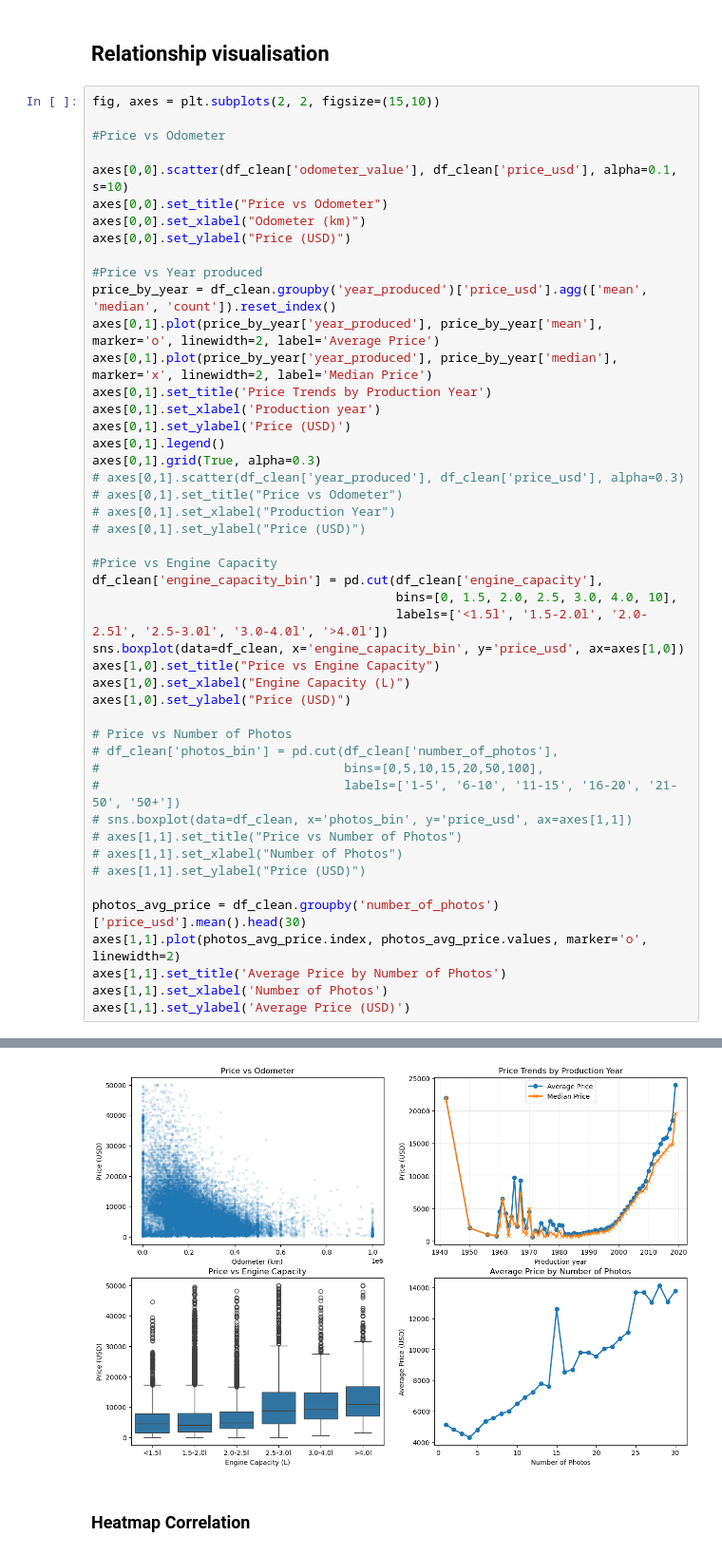
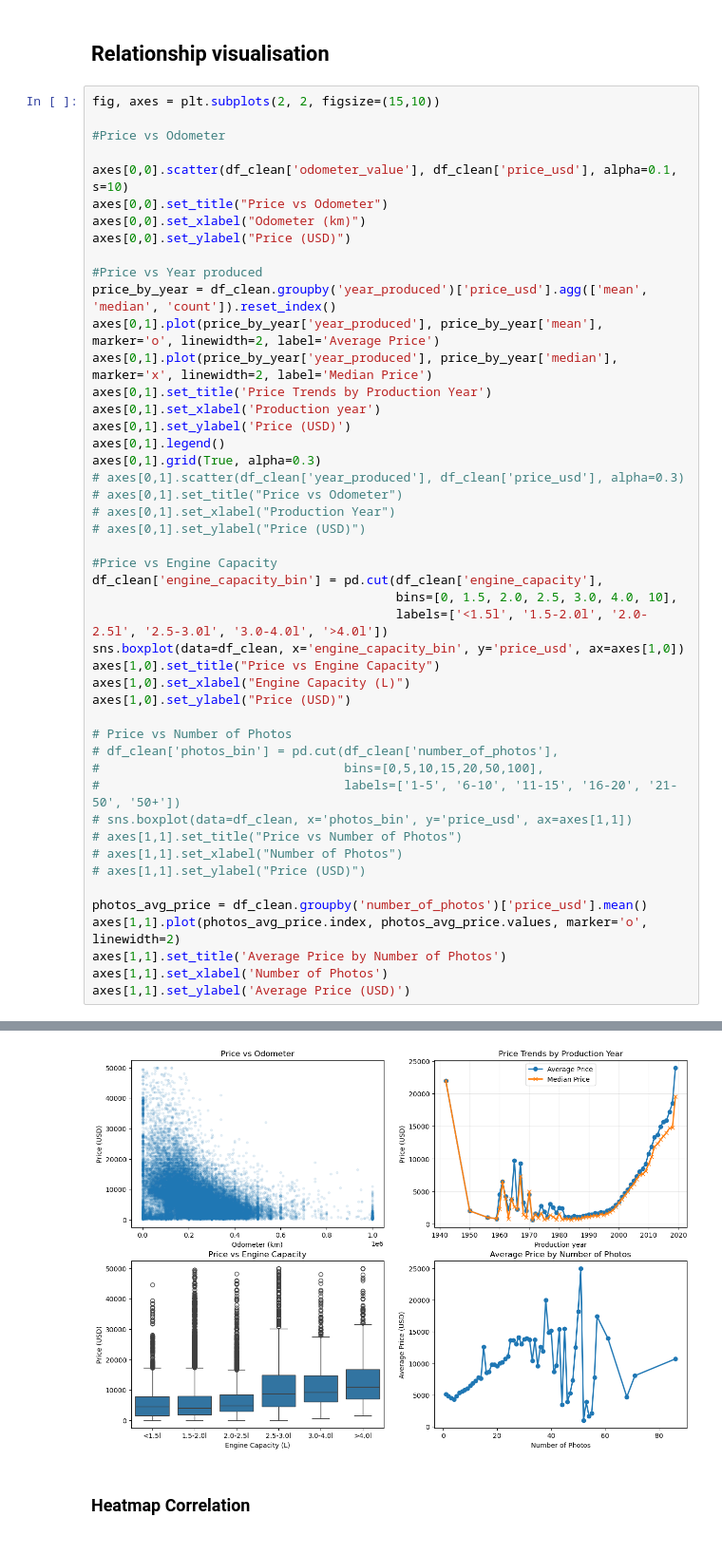
Before and after one commit to hafyze/Degree_FYP, a Jupyter notebook: notebooks/smart_car_system.ipynb, the cells around one changed output, grey strips where cells are left out. Shown at 95% size. Saved outputs shown, nothing was run; the diff lists cells and outputs as text.

Commit message:
feat: added categorical vs numerical visualisation

```diff
--- a/notebooks/smart_car_system.ipynb
+++ b/notebooks/smart_car_system.ipynb
@@ -288,35 +288,35 @@ axes[0,1].legend()
 axes[0,1].grid(True, alpha=0.3)
 # axes[0,1].scatter(df_clean['year_produced'], df_clean['price_usd'], alpha=0.3)
 # axes[0,1].set_title("Price vs Odometer")
 # axes[0,1].set_xlabel("Production Year")
 # axes[0,1].set_ylabel("Price (USD)")
 
 #Price vs Engine Capacity
 df_clean['engine_capacity_bin'] = pd.cut(df_clean['engine_capacity'],
                                          bins=[0, 1.5, 2.0, 2.5, 3.0, 4.0, 10],
                                          labels=['<1.5l', '1.5-2.0l', '2.0-2.5l', '2.5-3.0l', '3.0-4.0l', '>4.0l'])
 sns.boxplot(data=df_clean, x='engine_capacity_bin', y='price_usd', ax=axes[1,0])
 axes[1,0].set_title("Price vs Engine Capacity")
 axes[1,0].set_xlabel("Engine Capacity (L)")
 axes[1,0].set_ylabel("Price (USD)")
 
 # Price vs Number of Photos
 # df_clean['photos_bin'] = pd.cut(df_clean['number_of_photos'],
 #                                 bins=[0,5,10,15,20,50,100],
 #                                 labels=['1-5', '6-10', '11-15', '16-20', '21-50', '50+'])
 # sns.boxplot(data=df_clean, x='photos_bin', y='price_usd', ax=axes[1,1])
 # axes[1,1].set_title("Price vs Number of Photos")
 # axes[1,1].set_xlabel("Number of Photos")
 # axes[1,1].set_ylabel("Price (USD)")
 
-photos_avg_price = df_clean.groupby('number_of_photos')['price_usd'].mean().head(30)
+photos_avg_price = df_clean.groupby('number_of_photos')['price_usd'].mean()
 axes[1,1].plot(photos_avg_price.index, photos_avg_price.values, marker='o', linewidth=2)
 axes[1,1].set_title('Average Price by Number of Photos')
 axes[1,1].set_xlabel('Number of Photos')
 axes[1,1].set_ylabel('Average Price (USD)')
 # %% [output]
 Text(0, 0.5, 'Average Price (USD)')
-[figure, old version]
+[figure, new version]
 # %% [markdown]
 ### Heatmap Correlation
 # %%
```
Also changed, not shown: parts of 3 cells of this notebook.
